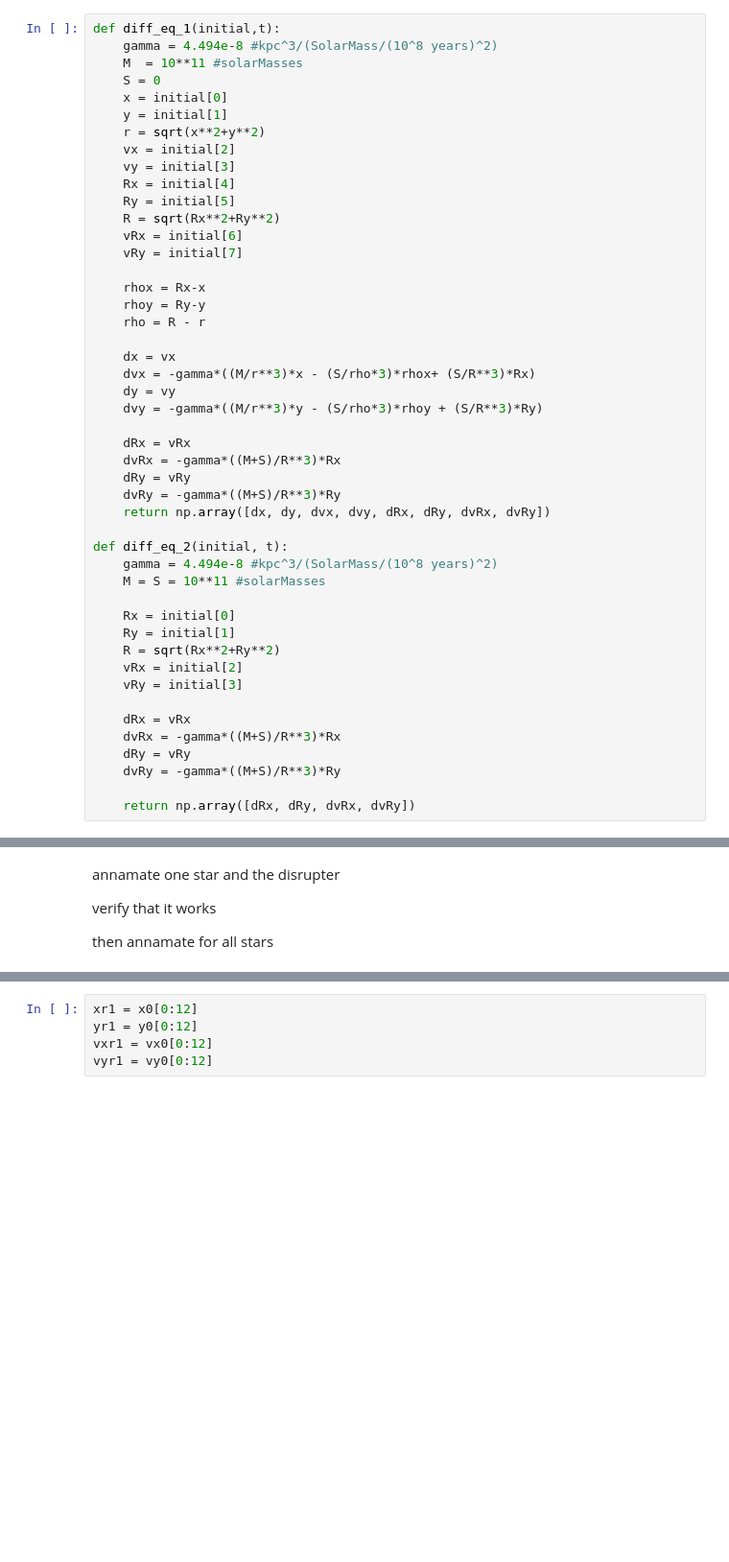
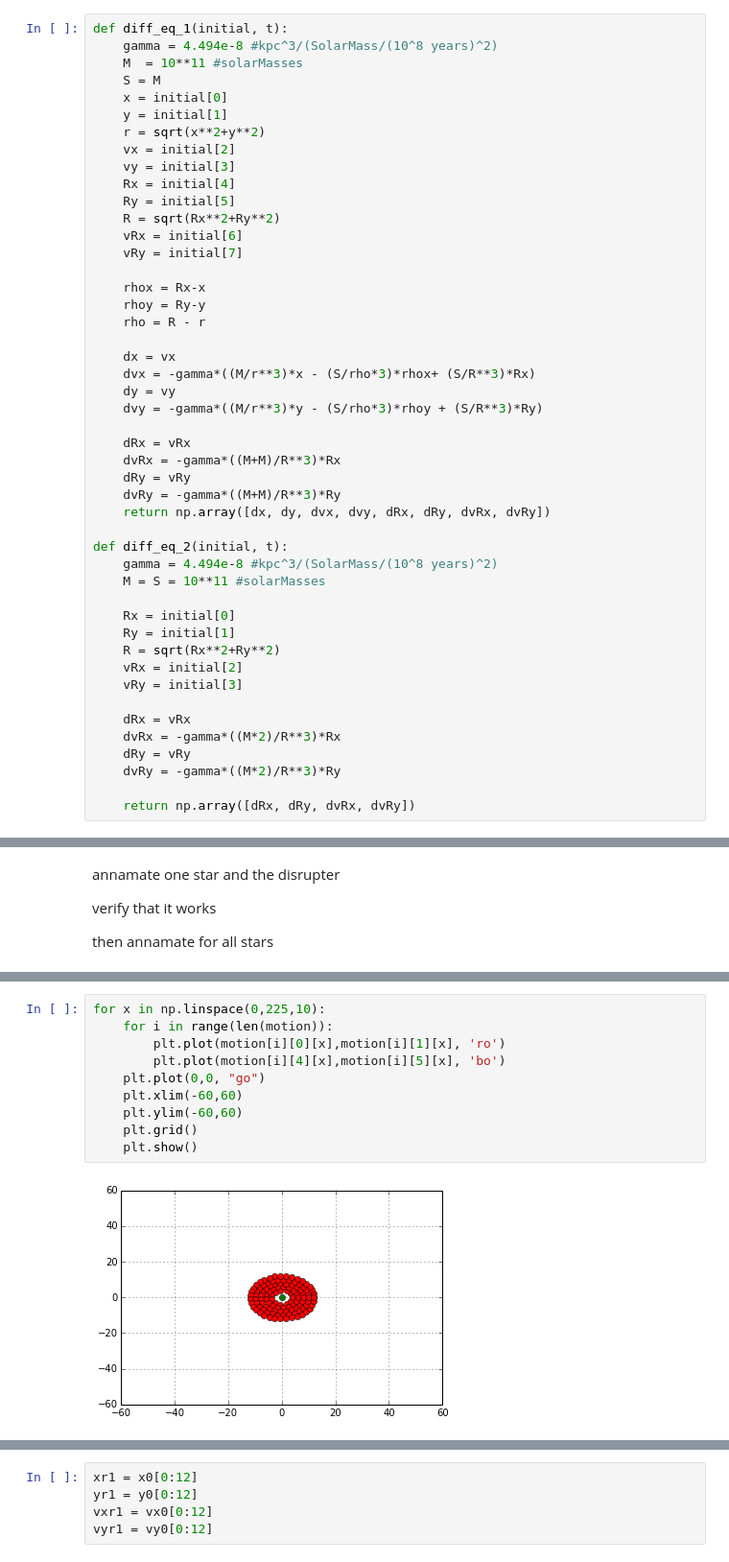
Before and after one commit to nwilli14/PHYS202-S14, a Jupyter notebook: GalaxyMergers/GalaxyMergersProject.ipynb, the cells around one changed output, grey strips where cells are left out. Shown at 96% size. Drawn from its saved outputs; the diff is of its cells as text; blank space fills up the shorter version.

```diff
--- a/GalaxyMergers/GalaxyMergersProject.ipynb
+++ b/GalaxyMergers/GalaxyMergersProject.ipynb
@@ -38,10 +39,10 @@ plt.show()
 # %% [output]
 [figure]
 # %%
-def diff_eq_1(initial,t):
+def diff_eq_1(initial, t):
     gamma = 4.494e-8 #kpc^3/(SolarMass/(10^8 years)^2)
     M  = 10**11 #solarMasses
-    S = 0
+    S = M
     x = initial[0]
     y = initial[1]
     r = sqrt(x**2+y**2)
@@ -63,9 +64,9 @@ def diff_eq_1(initial,t):
     dvy = -gamma*((M/r**3)*y - (S/rho*3)*rhoy + (S/R**3)*Ry)
 
     dRx = vRx
-    dvRx = -gamma*((M+S)/R**3)*Rx
+    dvRx = -gamma*((M+M)/R**3)*Rx
     dRy = vRy
-    dvRy = -gamma*((M+S)/R**3)*Ry
+    dvRy = -gamma*((M+M)/R**3)*Ry
     return np.array([dx, dy, dvx, dvy, dRx, dRy, dvRx, dvRy])
 
 def diff_eq_2(initial, t):
@@ -79,8 +80,8 @@ def diff_eq_2(initial, t):
     vRy = initial[3]
 
     dRx = vRx
-    dvRx = -gamma*((M+S)/R**3)*Rx
+    dvRx = -gamma*((M*2)/R**3)*Rx
     dRy = vRy
-    dvRy = -gamma*((M+S)/R**3)*Ry
+    dvRy = -gamma*((M*2)/R**3)*Ry
 
     return np.array([dRx, dRy, dvRx, dvRy])
@@ -153,0 +269,12 @@ plt.show()
+# %%
+for x in np.linspace(0,225,10):
+    for i in range(len(motion)):
+        plt.plot(motion[i][0][x],motion[i][1][x], 'ro')
+        plt.plot(motion[i][4][x],motion[i][5][x], 'bo')
+    plt.plot(0,0, "go")
+    plt.xlim(-60,60)
+    plt.ylim(-60,60)
+    plt.grid()
+    plt.show()
+# %% [output]
+[figure, added]
```
Also changed, not shown: parts of 11 cells of this notebook, 3 other files.
